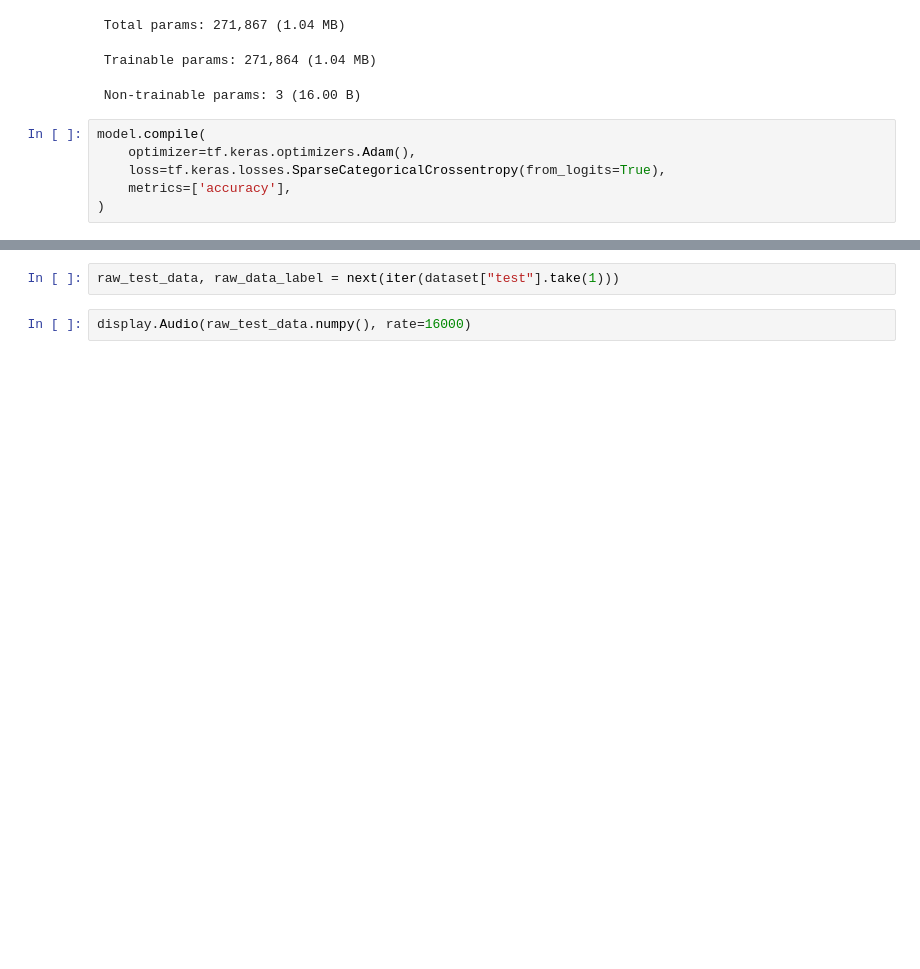
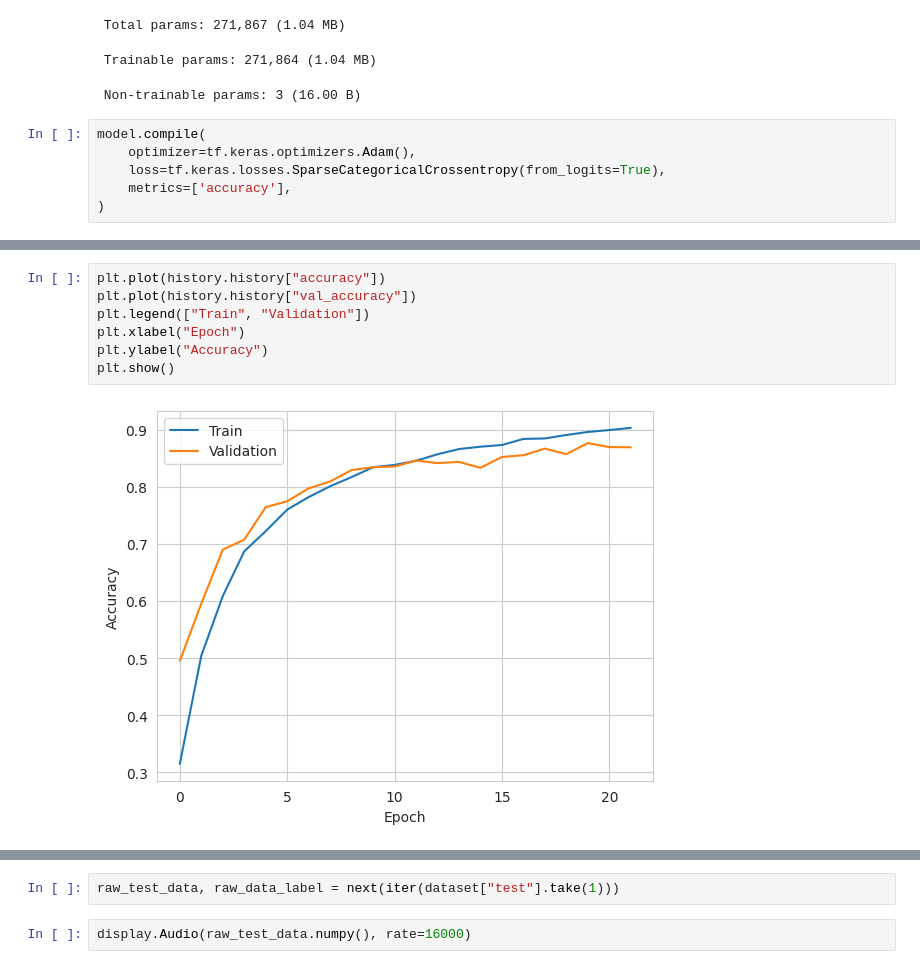
Before and after one commit to VisteK528/TRA_PROJ, a Jupyter notebook: NET_prototype/test_net.ipynb, the cells around one changed output, grey strips where cells are left out. Drawn from its saved outputs; the diff is of its cells as text; blank space fills up the shorter version.

```diff
--- a/NET_prototype/test_net.ipynb
+++ b/NET_prototype/test_net.ipynb
@@ -249,0 +299,9 @@ Epoch 11: early stopping
+# %%
+plt.plot(history.history["accuracy"])
+plt.plot(history.history["val_accuracy"])
+plt.legend(["Train", "Validation"])
+plt.xlabel("Epoch")
+plt.ylabel("Accuracy")
+plt.show()
+# %% [output]
+[figure, added]
```
Also changed, not shown: parts of 19 cells of this notebook, 17 other files.
